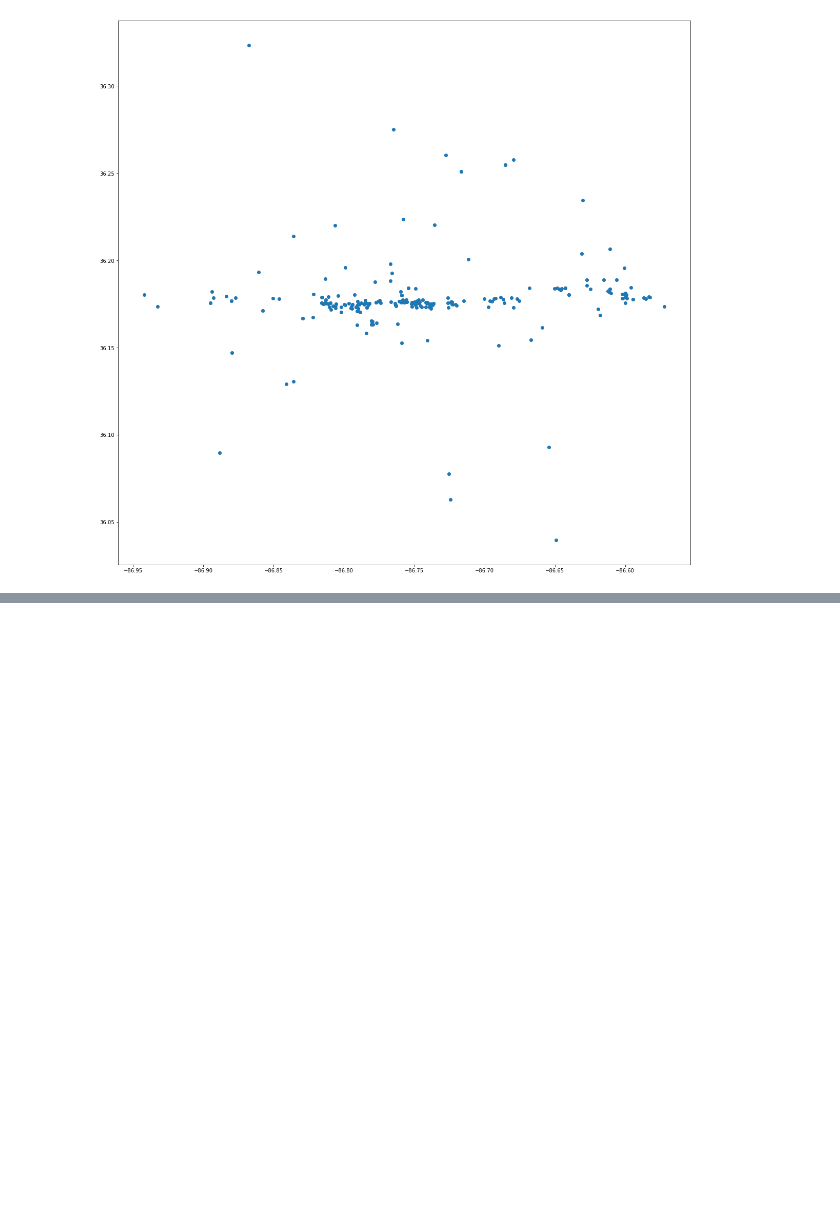
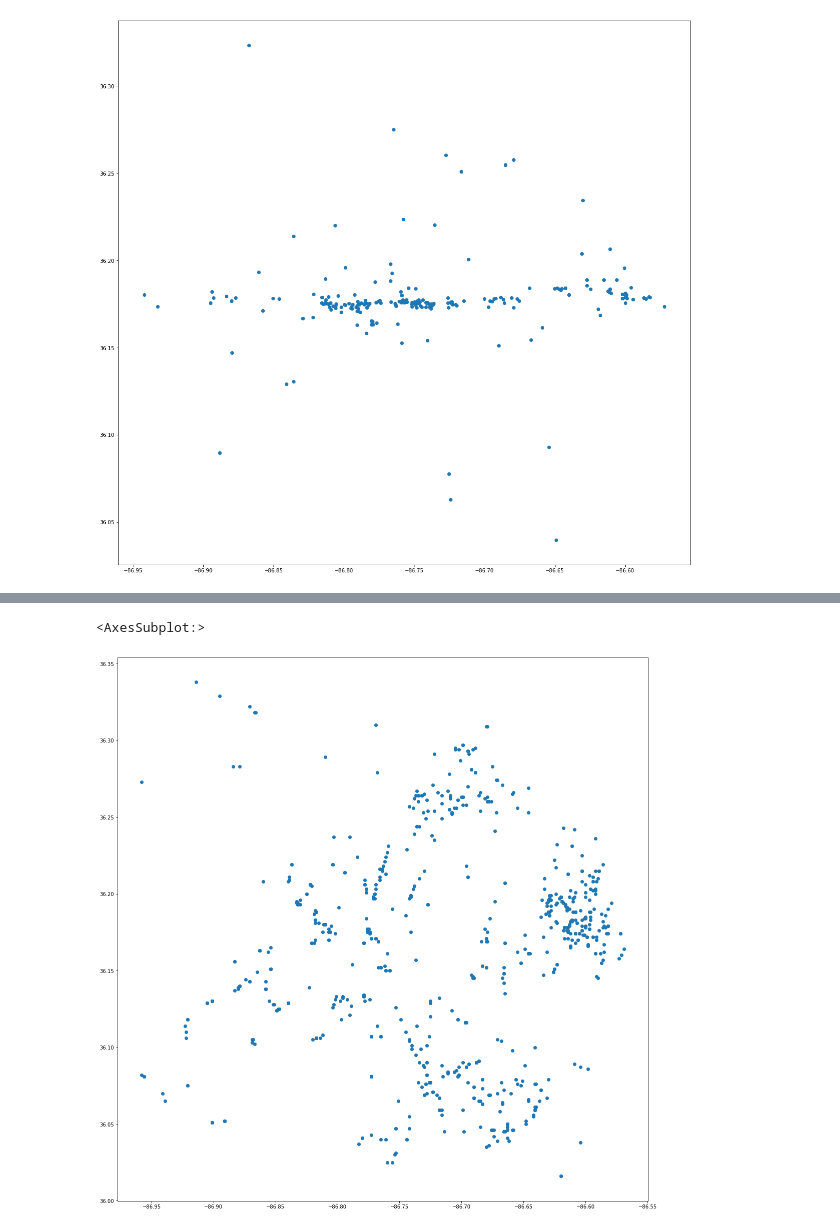
Before and after one commit to MrBardot/NSS-DDA2-metro-nashville-emergency, a Jupyter notebook: Untitled Folder/metro_comm_posey.ipynb, the cells around one changed output, grey strips where cells are left out. Drawn from its saved outputs; the diff is of its cells as text; code cells hidden in the pictures; blank space fills up the shorter version.

```diff
--- a/Untitled Folder/metro_comm_posey.ipynb
+++ b/Untitled Folder/metro_comm_posey.ipynb
@@ -706,0 +749,4 @@ zipcodes_all
+# %%
+mpcalls_storms=mpcalls[mpcalls['call_date'].isin(['03/03/2020', '05/03/2020', '05/04/2020'])]
+mpcalls_storms=mpcalls_storms.reset_index(drop = True)
+mpcalls_storms.head()
@@ -706,0 +768,4 @@ zipcodes_all
+# %%
+mpcalls_storms['geometry'] = mpcalls_storms.apply(lambda x: Point((float(x.Longitude),float(x.Latitude))),
+                                                    axis = 1)
+mpcalls_storms.head(10)
@@ -706,0 +785,11 @@ zipcodes_all
+# %%
+mpcalls_storms_geo = gpd.GeoDataFrame(mpcalls_storms,
+                                   crs = zipcodes.crs,
+                                   geometry = mpcalls_storms['geometry'])
+# %%
+mpcalls_storms_geo_zip = gpd.sjoin(mpcalls_storms_geo, zipcodes, op = 'within')
+# %%
+mpcalls_storms_geo_zip.plot(figsize = (20,20))
+# %% [output]
+<AxesSubplot:>
+[figure, added]
```
Also changed, not shown: parts of 31 cells of this notebook, 1 other file.
